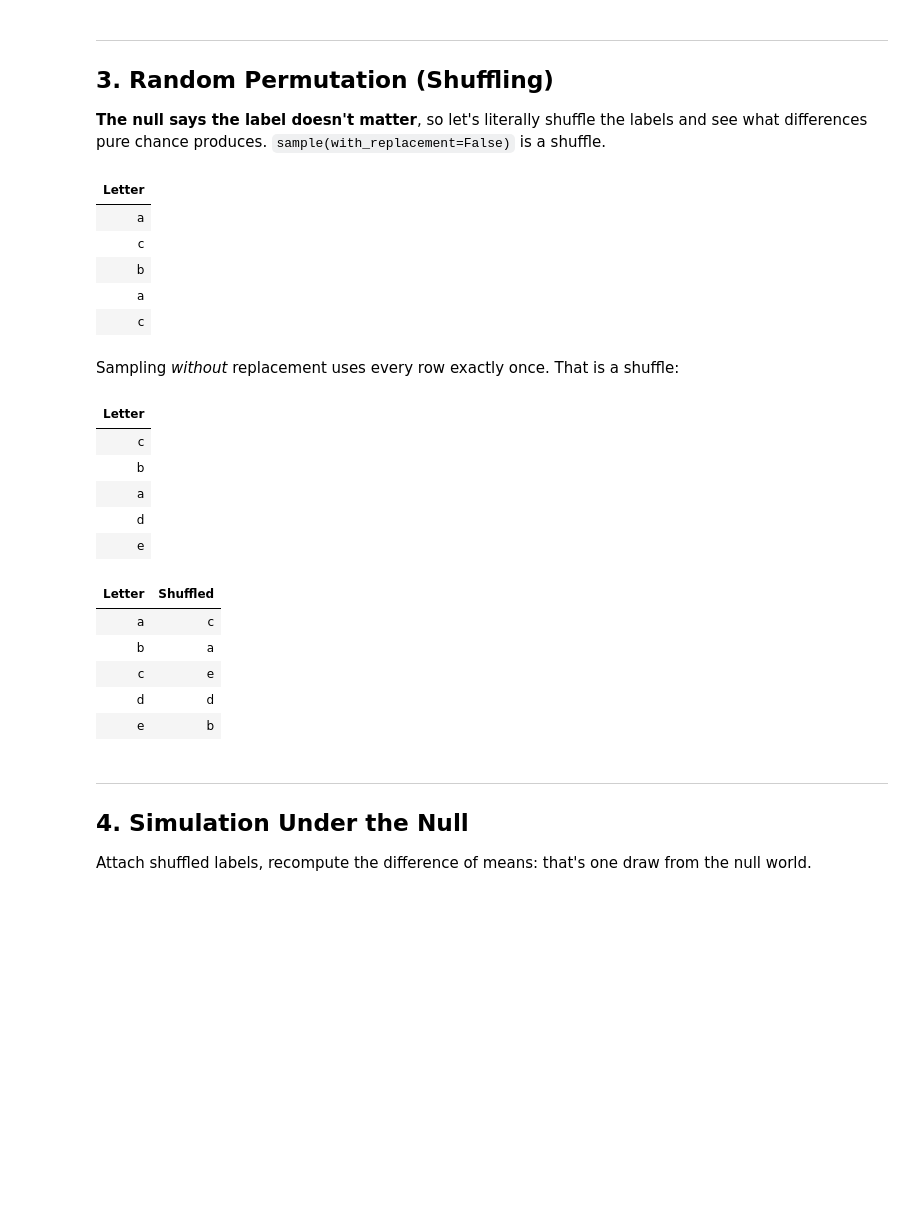
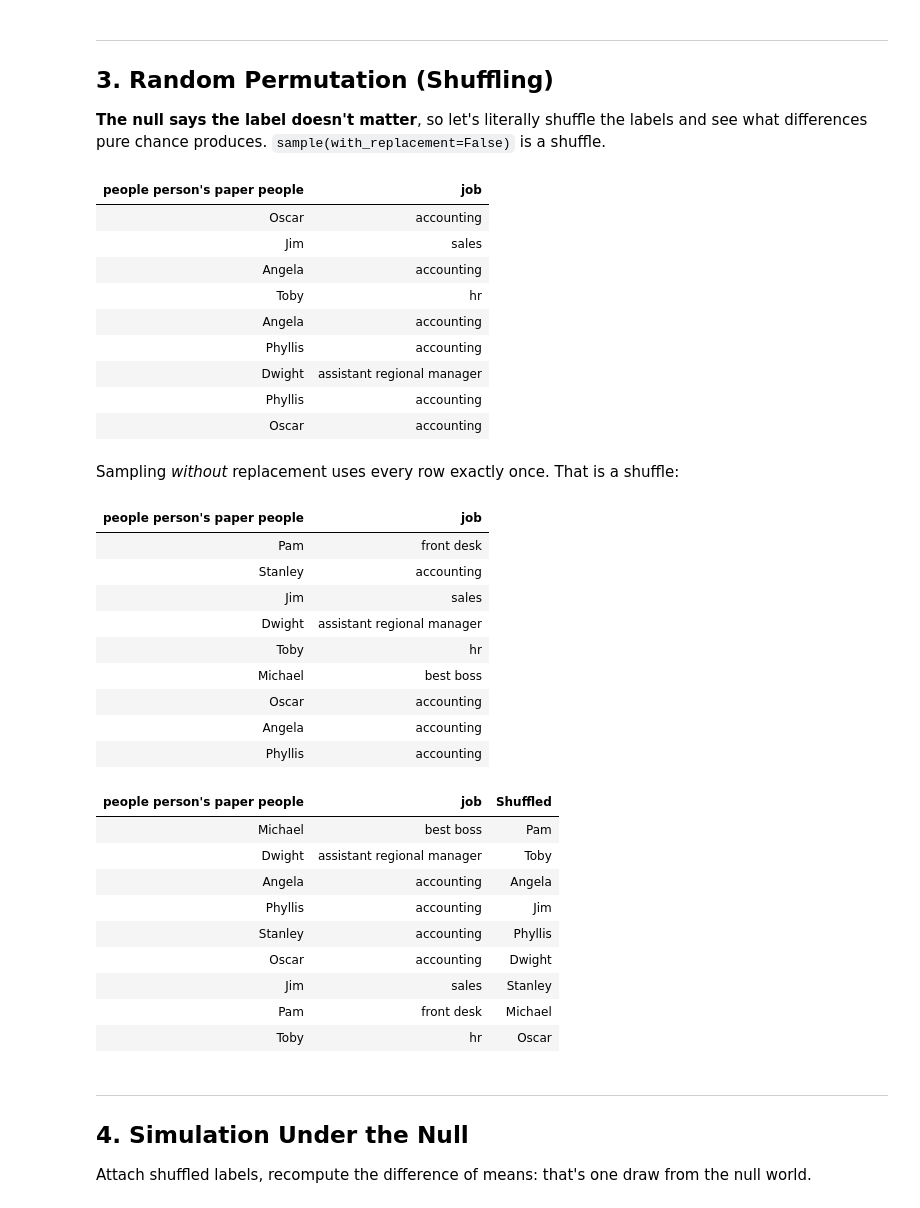
Before and after one commit to mlekimchi/data111_fall2026, a Jupyter notebook: lectures/ekc/lec19-ekc.ipynb, the cells around one changed output. Drawn from its saved outputs; the diff is of its cells as text; code cells hidden in the pictures; blank space fills up the shorter version.

```diff
--- a/lectures/ekc/lec19-ekc.ipynb
+++ b/lectures/ekc/lec19-ekc.ipynb
@@ -414,32 +429,50 @@ letters = Table().with_column('Letter', make_array('a', 'b', 'c', 'd', 'e'))
+# %%
+paper_people = make_array('Michael', 'Dwight', 'Angela', 'Phyllis', 'Stanley', 'Oscar', 'Jim','Pam','Toby')
+job = make_array('best boss', 'assistant regional manager', 'accounting', 'accounting','accounting','accounting','sales','front desk','hr')
+
+office = Table().with_columns("people person's paper people", paper_people, "job", job)
 # %%
-letters.sample()
+office.sample()
 # %% [output]
-| Letter |
-| a |
-| c |
-| b |
-| a |
-| c |
+| people person's paper people | job |
+| Oscar | accounting |
+| Jim | sales |
+| Angela | accounting |
+| Toby | hr |
+| Angela | accounting |
+| Phyllis | accounting |
+| Dwight | assistant regional manager |
+| Phyllis | accounting |
+| Oscar | accounting |
 # %% [markdown]
 Sampling *without* replacement uses every row exactly once. That is a shuffle:
 # %%
-letters.sample(with_replacement = False)
+office.sample(with_replacement = False)
 # %% [output]
-| Letter |
-| c |
-| b |
-| a |
-| d |
-| e |
+| people person's paper people | job |
+| Pam | front desk |
+| Stanley | accounting |
+| Jim | sales |
+| Dwight | assistant regional manager |
+| Toby | hr |
+| Michael | best boss |
+| Oscar | accounting |
+| Angela | accounting |
+| Phyllis | accounting |
 # %%
-letters.with_column('Shuffled', letters.sample(with_replacement = False).column(0))
+# job trade!!
+office.with_column('Shuffled', office.sample(with_replacement = False).column(0))
 # %% [output]
-| Letter | Shuffled |
-| a | c |
-| b | a |
-| c | e |
-| d | d |
-| e | b |
+| people person's paper people | job | Shuffled |
+| Michael | best boss | Pam |
+| Dwight | assistant regional manager | Toby |
+| Angela | accounting | Angela |
+| Phyllis | accounting | Jim |
+| Stanley | accounting | Phyllis |
+| Oscar | accounting | Dwight |
+| Jim | sales | Stanley |
+| Pam | front desk | Michael |
+| Toby | hr | Oscar |
 # %% [markdown]
 ---
 ## 4. Simulation Under the Null
```
Also changed, not shown: parts of 20 cells of this notebook, 1 other file.
